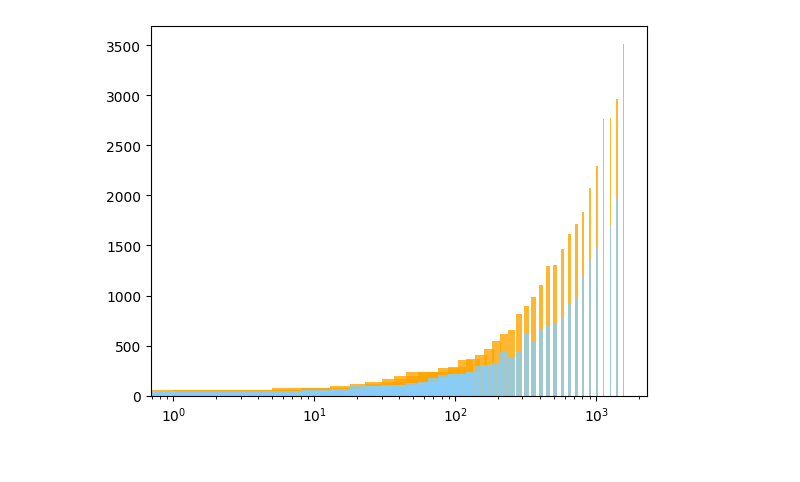
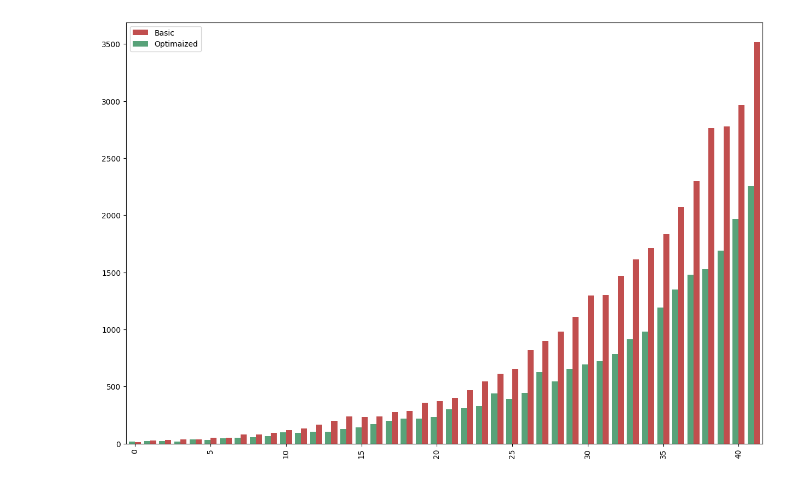
Before and after one commit to 255ribeiro/zebende, a Jupyter notebook: graphics.ipynb, the cells around one changed output. Drawn from its saved outputs; the diff is of its cells as text; code cells hidden in the pictures.

Commit message:
data

```diff
--- a/graphics.ipynb
+++ b/graphics.ipynb
@@ -73,0 +23,7 @@ df_opt
+# %%
+df_basic = get_time_data('./time_results/results_det.txt',
+                       "Zig Basic"
+                    #    "Zig Optimized"
+                       )
+
+df_basic
@@ -73,0 +49,8 @@ df_opt
+# %%
+df_opt = get_time_data('./time_results/results_opt.txt',
+                     #   "elapsed"
+                       "Zig Optimized"
+                       )
+
+print(df_opt.shape)
+df_opt
@@ -103,25 +134,36 @@ ax.plot(
 # %%
-fig, ax = plt.subplots(1,1)
+bar_width = .4
+opacity = 0.8
+bar_offset = 0
+x_len = df_basic.shape[0]
+
+x = np.arange(x_len) + bar_offset
+
+fig, ax = plt.subplots(1,1, figsize=(15,10))
 
 ax.bar(
-        df_basic["tws size"].astype(int),
+        x + bar_width * .5 ,
         df_basic["elapsed"].astype(int),
         width=bar_width,
-        color='orange',
+        color='firebrick',
         alpha=opacity,
         # edgecolor='grey',
         label='Basic'
         )
+
+
 ax.bar(
-        df_opt["tws size"].astype(int),
+        x - bar_width * .5,
         df_opt["elapsed"].astype(int),
         width=bar_width,
-        color='lightskyblue',
+        color='seagreen',
         alpha=opacity,
         # edgecolor='grey',
         label='Optimaized')
-ax.semilogx()
-
+# ax.semilogx()
+ax.legend()
+ax.set_xlim([-bar_width * 1.5 , x_len - bar_width ])
+ax.tick_params(axis='x', labelrotation=90)
 plt.show()
 # %% [output]
-[figure, old version]
+[figure, new version]
```
Also changed, not shown: parts of 7 cells of this notebook, 8 other files.
